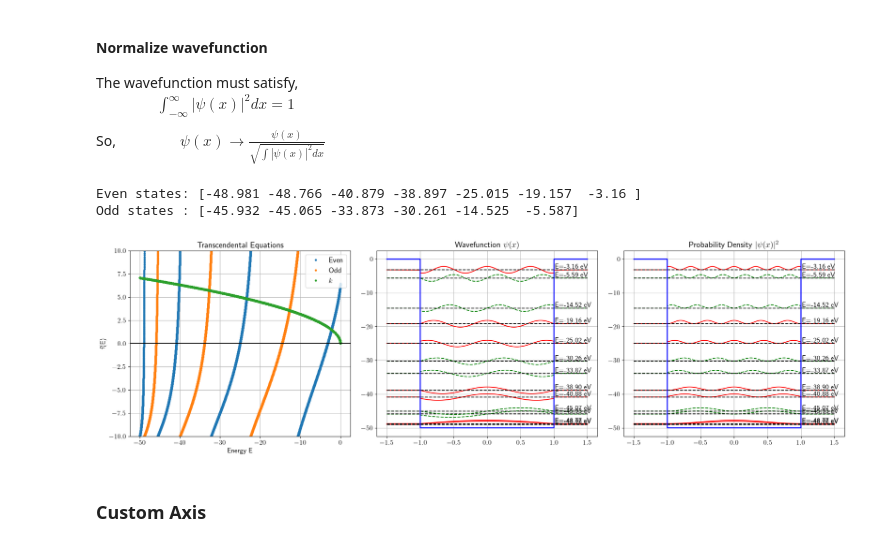
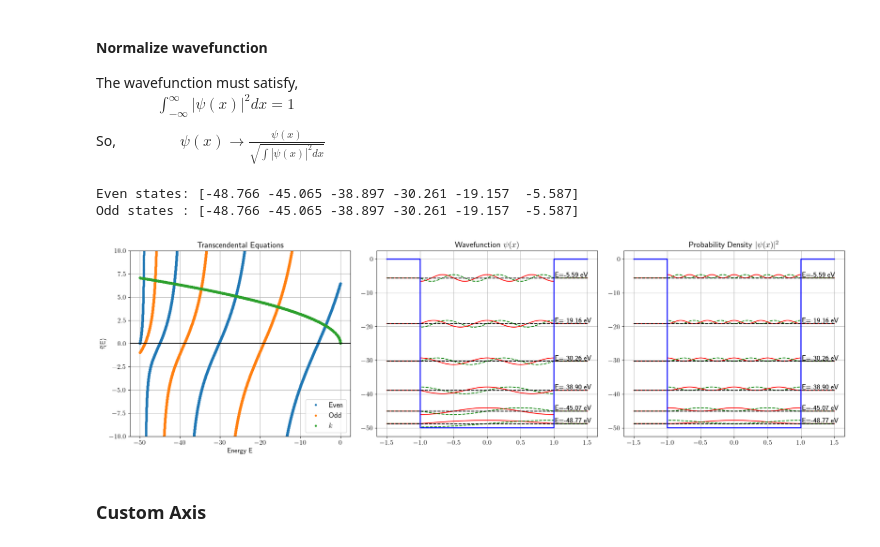
Before and after one commit to Chaks1603/Python-Assignments, a Jupyter notebook: Physics B.Sc/Quantum Mechnics . Solve the s-wave Schrodinger equation .ipynb, the cells around one changed output. Saved outputs shown, nothing was run; the diff lists cells and outputs as text; code cells hidden in the pictures.

```diff
--- a/Physics B.Sc/Quantum Mechnics . Solve the s-wave Schrodinger equation .ipynb
+++ b/Physics B.Sc/Quantum Mechnics . Solve the s-wave Schrodinger equation .ipynb
@@ -78,10 +78,10 @@ def k(E):
 
 # transcendental equations
 def even_eq(E):
-    return l(E)*np.tan(l(E)*a) - k(E)
+    return l(E)*np.tan(l(E)*a)
 
 def odd_eq(E):
-    return -l(E)/np.tan(l(E)*a) - k(E)
+    return -l(E)/np.tan(l(E)*a)
 
 E_grid = np.linspace(-V0+1e-5, -1e-5, 5000)       # energy grid
 E_even, E_odd = [],[]
@@ -128,36 +128,36 @@ ax[0].plot(E_plot, [odd_eq(E) for E in E_plot], '.', label="Odd")
 ax[0].plot(E_plot, (-E_plot)**0.5, '.', label=r'$k$')
 ax[0].axhline(0, color='k')
 ax[0].set_ylim(-10,10)
 ax[0].set_xlabel("Energy E")
 ax[0].set_ylabel("f(E)")
 ax[0].set_title("Transcendental Equations")
 ax[0].legend(fontsize=14)
 
 for i,(E, p) in enumerate(states):
     psi = psi_even(x,E) if p=='even' else psi_odd(x,E)
     psi = psi / np.sqrt(np.trapz(psi**2,x))
     prob = (psi**2)
     style = 'r-' if p == 'even' else 'g--'
     ax[1].plot(x, psi + E,style)
     ax[1].hlines(E, -1.5*a, 1.5*a, linestyles='dashed', colors='k')
     ax[1].text(1.02*a, E+0.3, rf'E={E:.2f} eV')
     ax[2].plot(x, prob + E, style)
     ax[2].text(1.02*a, E+0.3, rf'E={E:.2f} eV')
     ax[2].hlines(E, -1.5*a, 1.5*a, linestyles='dashed', colors='k')
     mask = np.abs(x) > a                 # tunneling region
     ax[2].fill_between(x[mask], E, prob[mask] + E, alpha=0.3)
 ax[1].plot(x, V, 'b', lw=2)
 ax[1].set_title(r"Wavefunction $\psi(x)$")
 ax[2].plot(x, V, 'b', lw=2)
 ax[2].set_title(r"Probability Density $|\psi(x)|^2$")
 
 for axt in ax: axt.grid()
 plt.tight_layout()
 plt.show()
 # %% [output]
-Even states: [-48.981 -48.766 -40.879 -38.897 -25.015 -19.157  -3.16 ]
-Odd states : [-45.932 -45.065 -33.873 -30.261 -14.525  -5.587]
+Even states: [-48.766 -45.065 -38.897 -30.261 -19.157  -5.587]
+Odd states : [-48.766 -45.065 -38.897 -30.261 -19.157  -5.587]
-[figure, old version]
+[figure, new version]
 # %% [markdown]
 ### Custom Axis
 # %%
```
